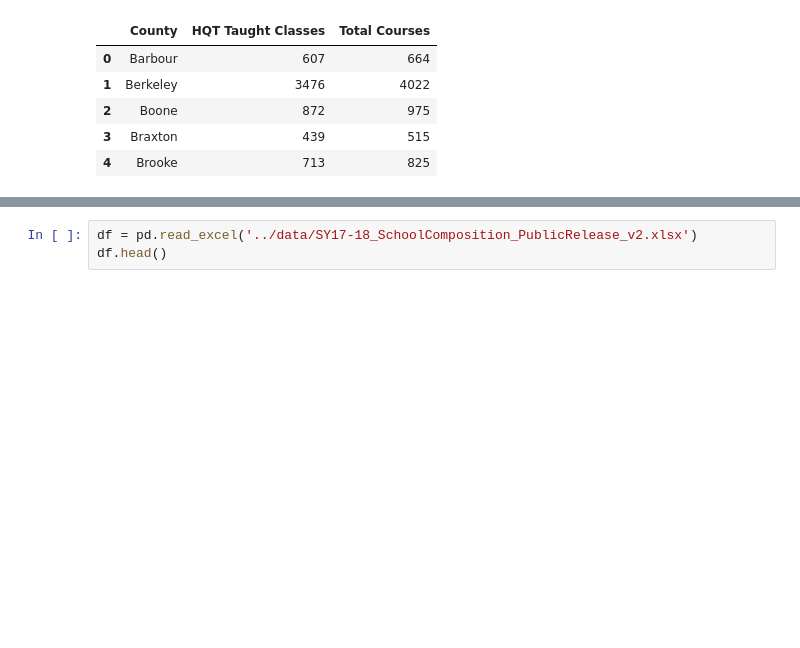
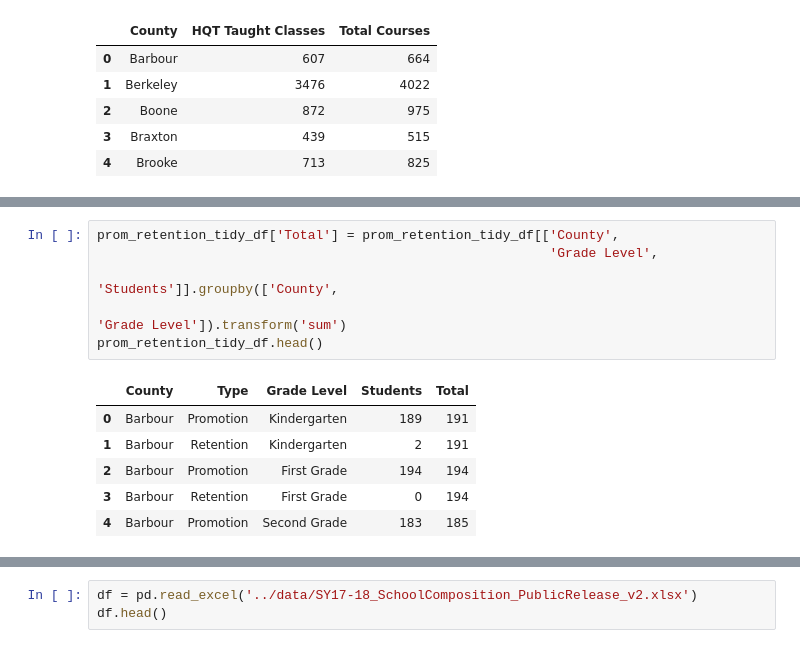
Before and after one commit to mkuehn10/springboard-data-science, a Jupyter notebook: capstone/data-wrangling/process-data-files.ipynb, the cells around one changed output, grey strips where cells are left out. Saved outputs shown, nothing was run; the diff lists cells and outputs as text; blank space fills up the shorter version.

```diff
--- a/capstone/data-wrangling/process-data-files.ipynb
+++ b/capstone/data-wrangling/process-data-files.ipynb
@@ -158,0 +168,13 @@ qual_teacher_tidy_df.to_csv('../data/qual_teacher_tidy.csv')
+# %%
+prom_retention_tidy_df['Total'] = prom_retention_tidy_df[['County',
+                                                          'Grade Level',
+                                                          'Students']].groupby(['County',
+                                                                                'Grade Level']).transform('sum')
+prom_retention_tidy_df.head()
+# %% [output]
+|  | County | Type | Grade Level | Students | Total |
+| 0 | Barbour | Promotion | Kindergarten | 189 | 191 |
+| 1 | Barbour | Retention | Kindergarten | 2 | 191 |
+| 2 | Barbour | Promotion | First Grade | 194 | 194 |
+| 3 | Barbour | Retention | First Grade | 0 | 194 |
+| 4 | Barbour | Promotion | Second Grade | 183 | 185 |
```
Also changed, not shown: parts of 11 cells of this notebook, 7 other files.
